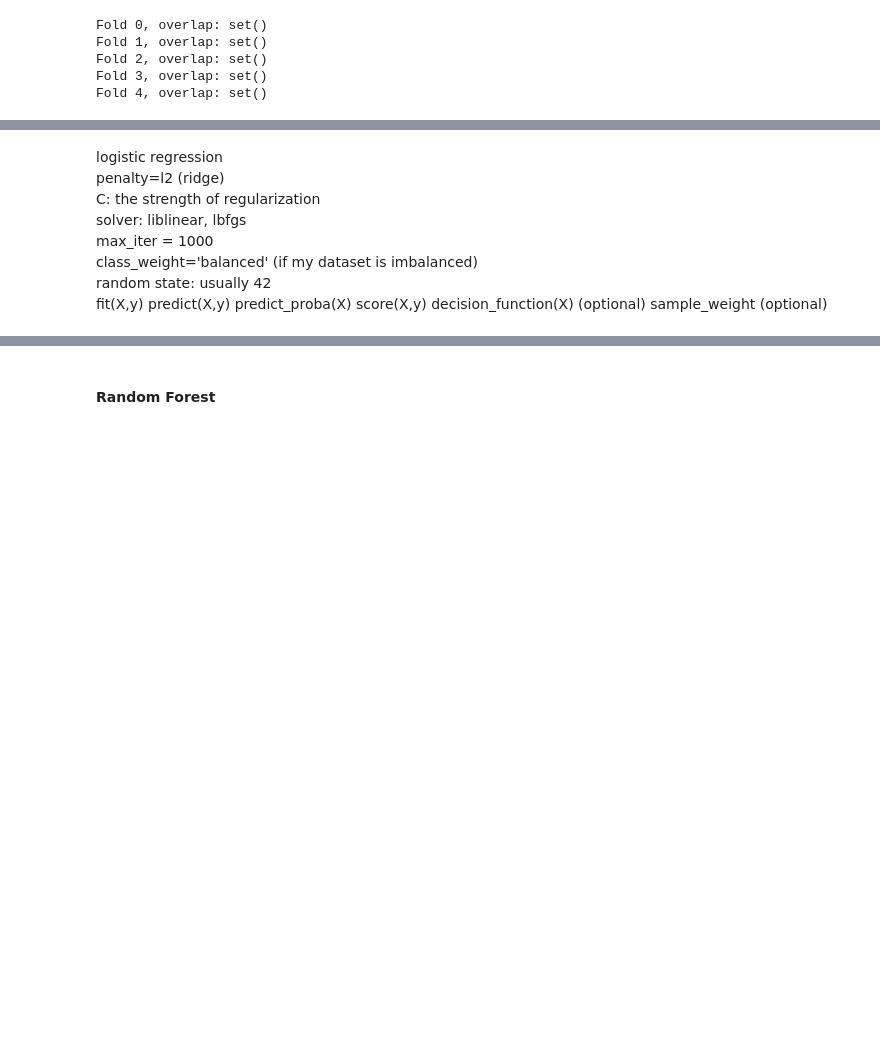
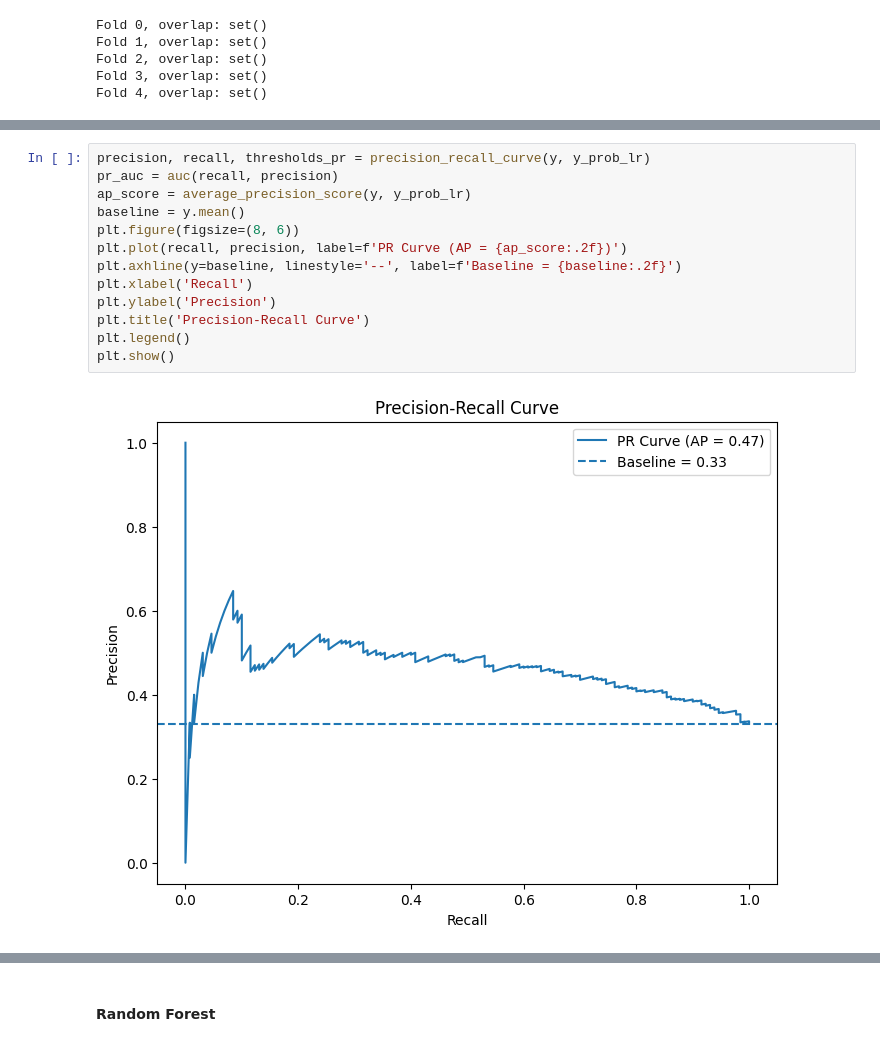
Before and after one commit to konnatzeik/Master_Thesis, a Jupyter notebook: notebooks/02_modeling.ipynb, the cells around one changed output, grey strips where cells are left out. Cells and saved outputs as stored; diff of their text form; blank space fills up the shorter version.

```diff
--- a/notebooks/02_modeling.ipynb
+++ b/notebooks/02_modeling.ipynb
@@ -422,14 +610,15 @@ plt.show()
-# %% [markdown]
-logistic regression
-penalty=l2 (ridge)
-C: the strength of regularization
-solver: liblinear, lbfgs
-max_iter = 1000
-class_weight='balanced' (if my dataset is imbalanced)
-random state: usually 42
-fit(X,y)
-predict(X,y)
-predict_proba(X)
-score(X,y)
-decision_function(X) (optional)
-sample_weight (optional)
+# %%
+precision, recall, thresholds_pr = precision_recall_curve(y, y_prob_lr)
+pr_auc = auc(recall, precision)
+ap_score = average_precision_score(y, y_prob_lr)
+baseline = y.mean()
+plt.figure(figsize=(8, 6))
+plt.plot(recall, precision, label=f'PR Curve (AP = {ap_score:.2f})')
+plt.axhline(y=baseline, linestyle='--', label=f'Baseline = {baseline:.2f}')
+plt.xlabel('Recall')
+plt.ylabel('Precision')
+plt.title('Precision-Recall Curve')
+plt.legend()
+plt.show()
+# %% [output]
+[figure, added]
```
Also changed, not shown: parts of 41 cells of this notebook.
